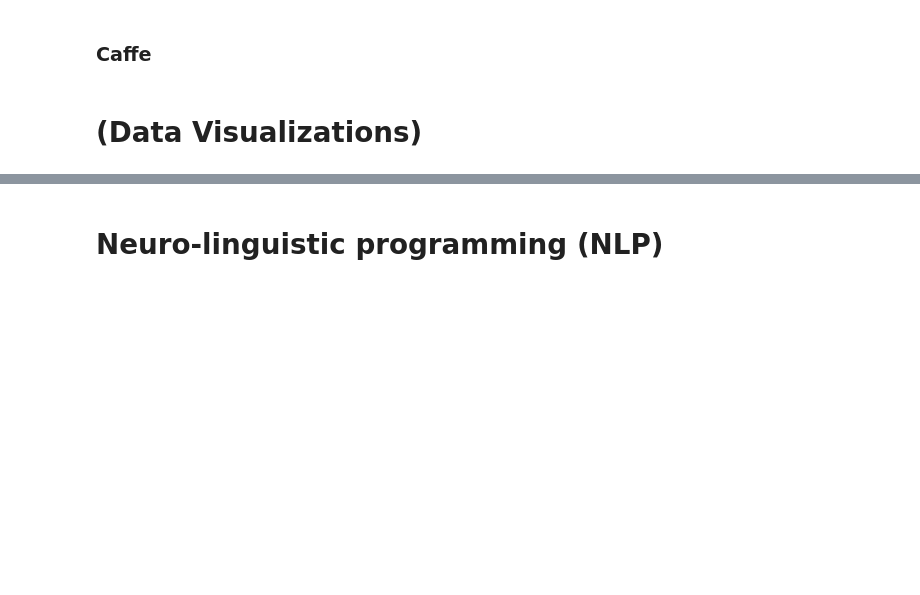
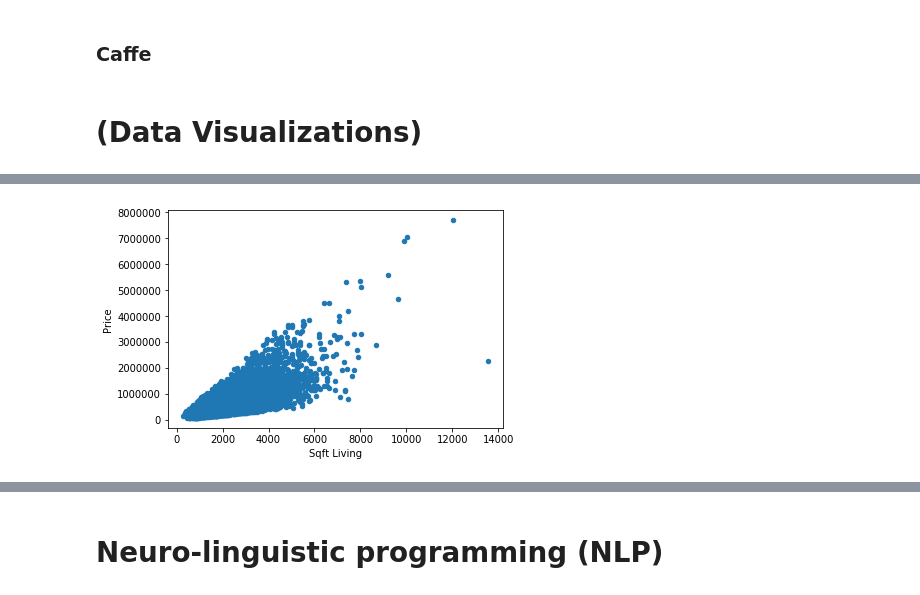
Before and after one commit to myrondza/Data-Science-Machine-Learning-Deep-Learning-AI-Guide-Algorithms, a Jupyter notebook: Data Science - Machine Learning - Deep Learning - AI - Algorithms.ipynb, the cells around one changed output, grey strips where cells are left out. Saved outputs shown, nothing was run; the diff lists cells and outputs as text; code cells hidden in the pictures; blank space fills up the shorter version.

```diff
--- a/Data Science - Machine Learning - Deep Learning - AI - Algorithms.ipynb
+++ b/Data Science - Machine Learning - Deep Learning - AI - Algorithms.ipynb
@@ -3563,0 +3734,40 @@ ModuleNotFoundError: ignored
+# %%
+import matplotlib.pyplot as plt
+
+df.plot(
+    x="sqft_living",
+    y="price",
+    kind='scatter',
+    ax=None,
+    subplots=False,
+    sharex=None,
+    sharey=False,
+    layout=None,
+    figsize=None,
+    use_index=True,
+    title=None,
+    grid=None,
+    legend=True,
+    style=None,
+    logx=False,
+    logy=False,
+    loglog=False,
+    xticks=None,
+    yticks=None,
+    xlim=None,
+    ylim=None,
+    rot=None,
+    fontsize=None,
+    colormap=None,
+    table=False,
+    yerr=None,
+    xerr=None,
+    secondary_y=False,
+    sort_columns=False
+)
+
+plt.xlabel("Sqft Living")
+plt.ylabel("Price")
+plt.show()
+# %% [output]
+[figure, added]
```
Also changed, not shown: parts of 13 cells of this notebook.
